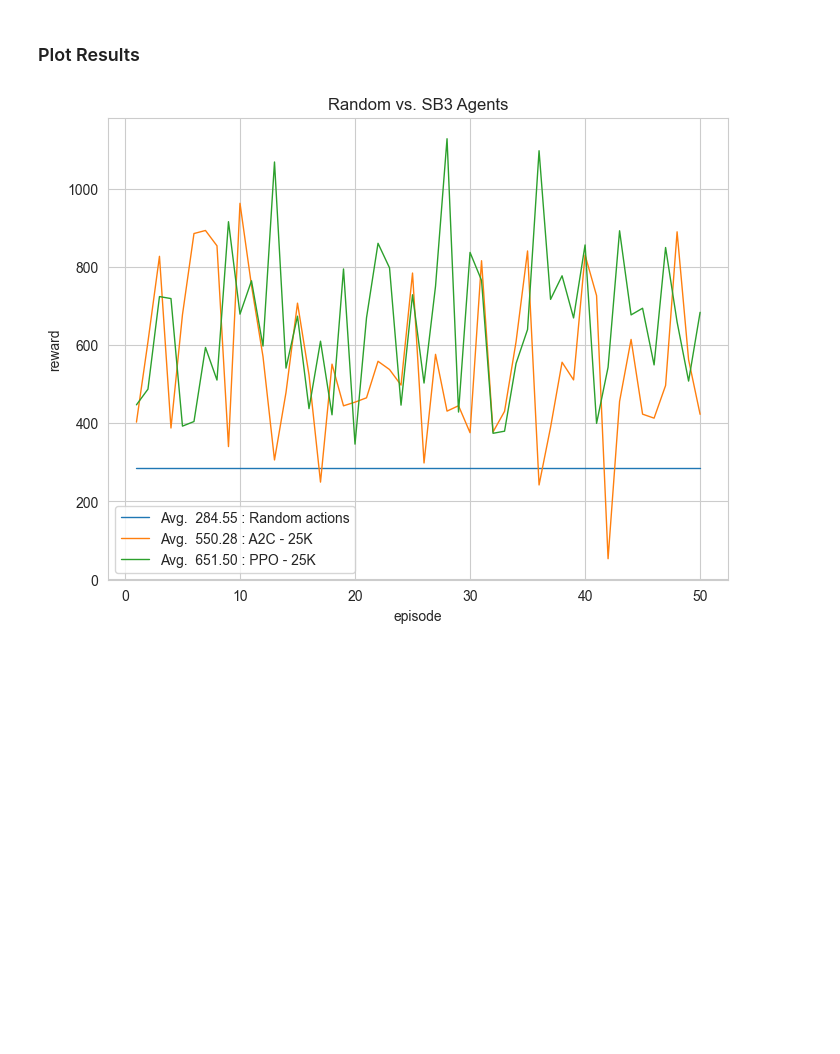
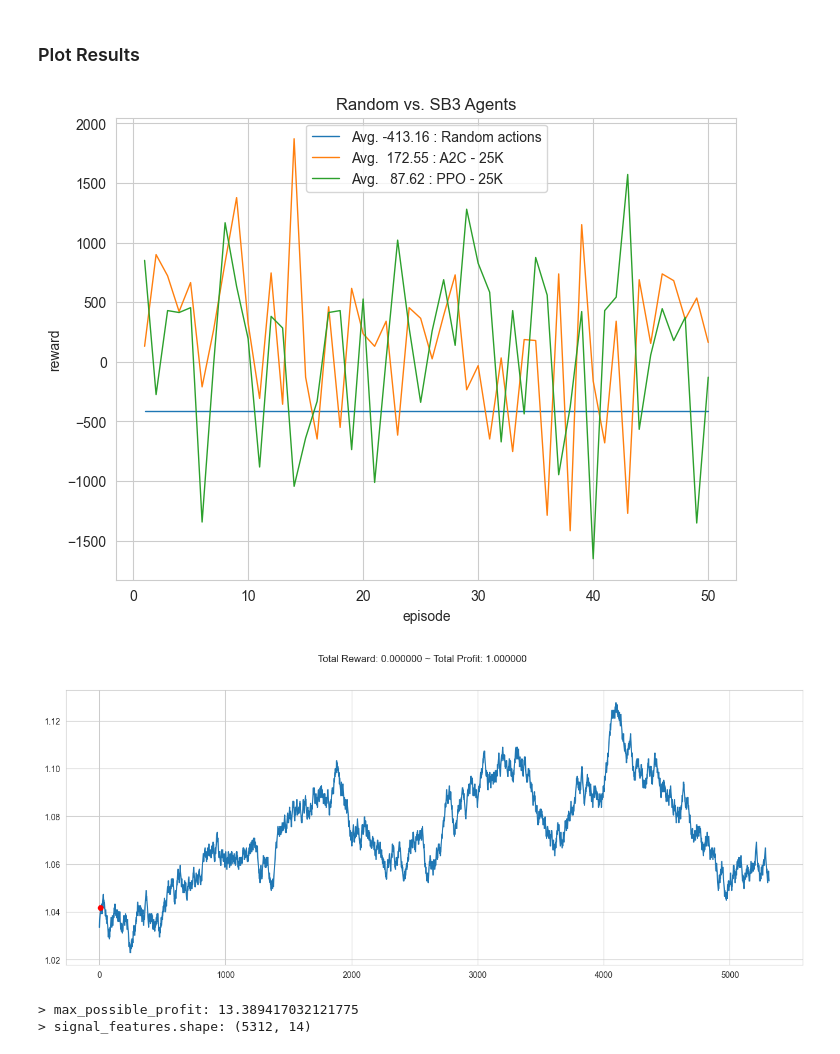
Before and after one commit to lilfetz22/gym-anytrading, a Jupyter notebook: examples/SB3_a2c_ppo.ipynb, the cells around one changed output. Saved outputs shown, nothing was run; the diff lists cells and outputs as text; code cells hidden in the pictures; blank space fills up the shorter version.

Commit message:
trying to get profit and screwed things up somewhere

```diff
--- a/examples/SB3_a2c_ppo.ipynb
+++ b/examples/SB3_a2c_ppo.ipynb
@@ -29,11 +32,16 @@ path = "C:/Users/WilliamFetzner/Documents/Trading/gym-anytrading/gym_anytrading/
 # path = os.path.join(base_dir, '.csv')
 FOREX_EURUSD_RENKO = pd.read_csv(path, parse_dates=True, index_col='datetime')
 # %%
+%autoreload 2
+from envs import MyForexEnv
+env_name = 'MyForexEnv'
 # df, window_size, frame_bound, unit_side='right', render_mode=None, **kwargs
 env = MyForexEnv(
     df=FOREX_EURUSD_RENKO,
     window_size=10,
-    frame_bound=(10, 300),
+    frame_bound=(10, len(FOREX_EURUSD_RENKO)),
+    trade_fee=0.0001,
     unit_side='right',
-    params = {'sma_length': 4, 'smoothing_sma': 4}
+    sma_length=4,
+    smoothing_sma=4
 )
@@ -244,4 +259,17 @@ plt.title('Random vs. SB3 Agents')
 plt.legend()
 plt.show()
 # %% [output]
-[figure, old version]
+[figure, new version]
+# %%
+plt.figure(figsize=(16, 6))
+plt.cla()
+env.unwrapped.render_all()
+plt.show()
+# %% [output]
+[figure, added]
+# %%
+print("> max_possible_profit:", env.unwrapped.max_possible_profit())
+print("> signal_features.shape:", env.unwrapped.signal_features.shape)
+# %% [output]
+> max_possible_profit: 13.389417032121775
+> signal_features.shape: (5312, 14)
```
Also changed, not shown: parts of 4 cells of this notebook.
